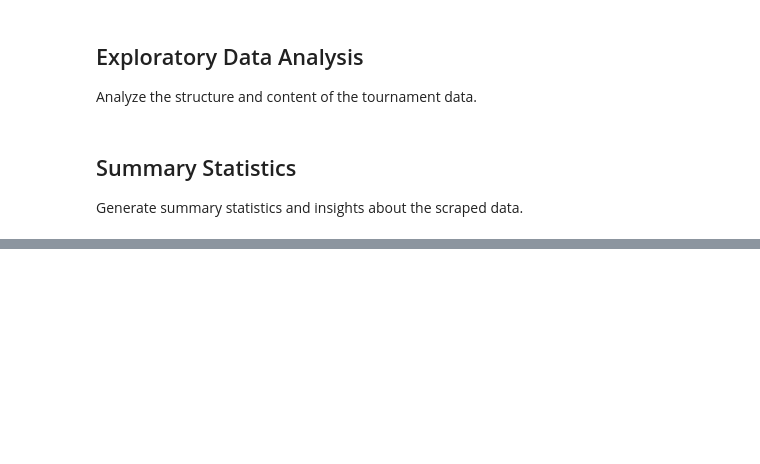
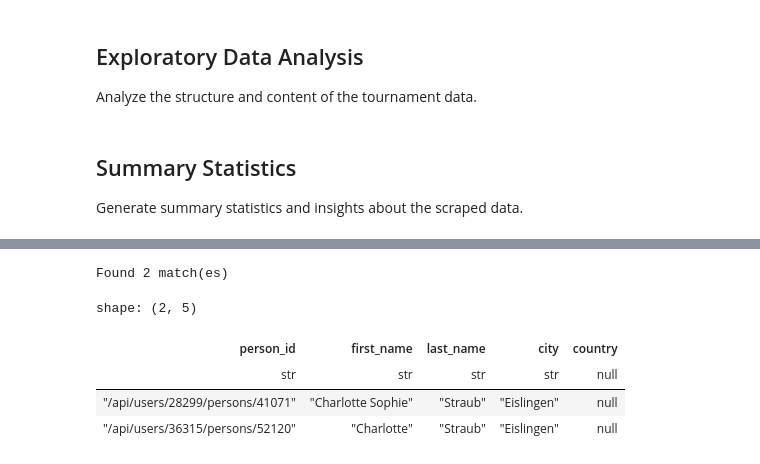
Before and after one commit to mstraubAC/jumu, a Jupyter notebook: analysis/analysis.ipynb, the cells around one changed output, grey strips where cells are left out. Cells and saved outputs as stored; diff of their text form; code cells hidden in the pictures; blank space fills up the shorter version.

```diff
--- a/analysis/analysis.ipynb
+++ b/analysis/analysis.ipynb
@@ -178,0 +325,13 @@ if 'raw_data' in dir():
+# %%
+# Extract first timetable entry
+first_entry = timetable_members[0]
+
+print("="*60)
+print("FIRST TIMETABLE ENTRY")
+print("="*60)
+print(f"\nEntry ID: {first_entry.get('@id')}")
+print(f"Date: {first_entry.get('date')}")
+
+room = first_entry.get('room', {})
+print(f"Room: {room.get('name')} at {room.get('venue', {}).get('name')} (ID: {room.get('@id')})")
+print(f"{first_entry.get('category', {}).get('name')} - Altersgruppe: {first_entry.get('seasonAgeGroup', {}).get('ageGroup')}")
@@ -178,0 +730,19 @@ if 'raw_data' in dir():
+# %%
+# Search persons_df for 'Straub' (case-insensitive)
+if 'persons_df' in dir() and persons_df.shape[0] > 0:
+    q = "straub"
+    matches = persons_df.filter(
+        pl.col('last_name').fill_null('').str.to_lowercase().str.contains('straub') &
+        pl.col('first_name').fill_null('').str.to_lowercase().str.contains('charlotte')
+    )
+    print(f"Found {matches.shape[0]} match(es)")
+    display(matches)
+else:
+    print("persons_df not available or empty")
+# %% [output]
+Found 2 match(es)
+shape: (2, 5)
+| person_id | first_name | last_name | city | country |
+| str | str | str | str | null |
+| "/api/users/28299/persons/41071" | "Charlotte Sophie" | "Straub" | "Eislingen" | null |
+| "/api/users/36315/persons/52120" | "Charlotte" | "Straub" | "Eislingen" | null |
```
Also changed, not shown: parts of 15 cells of this notebook.
